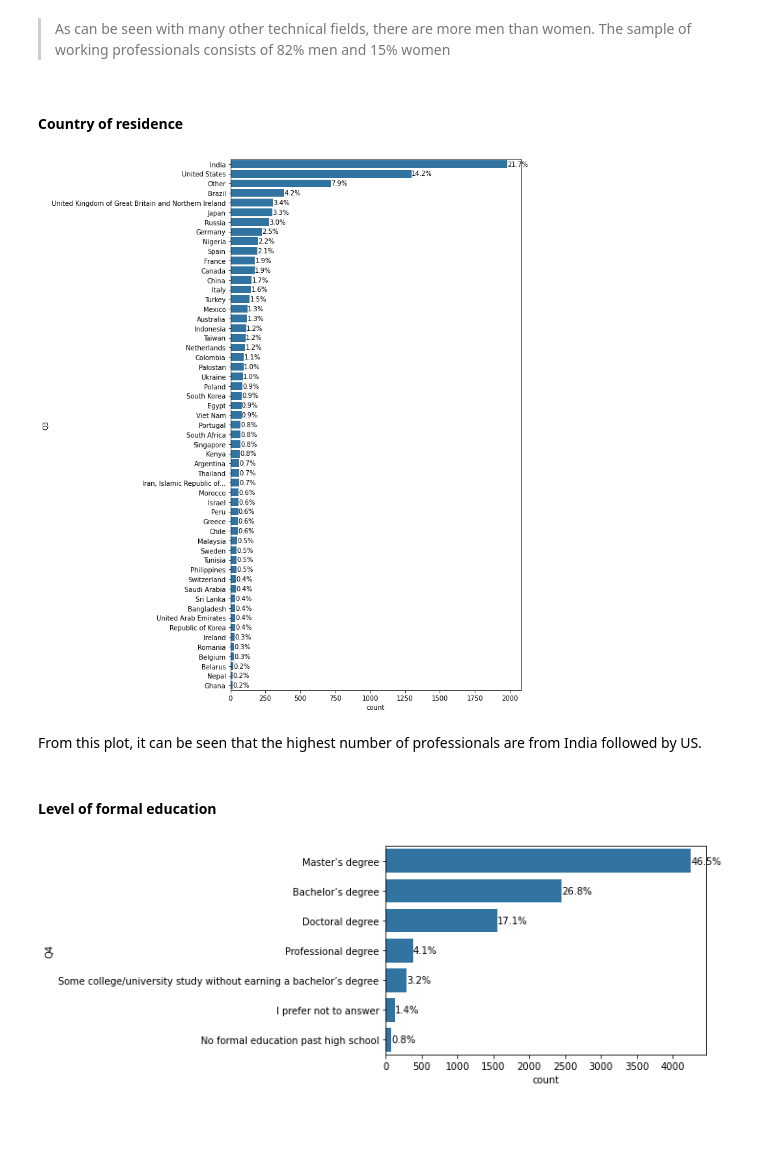
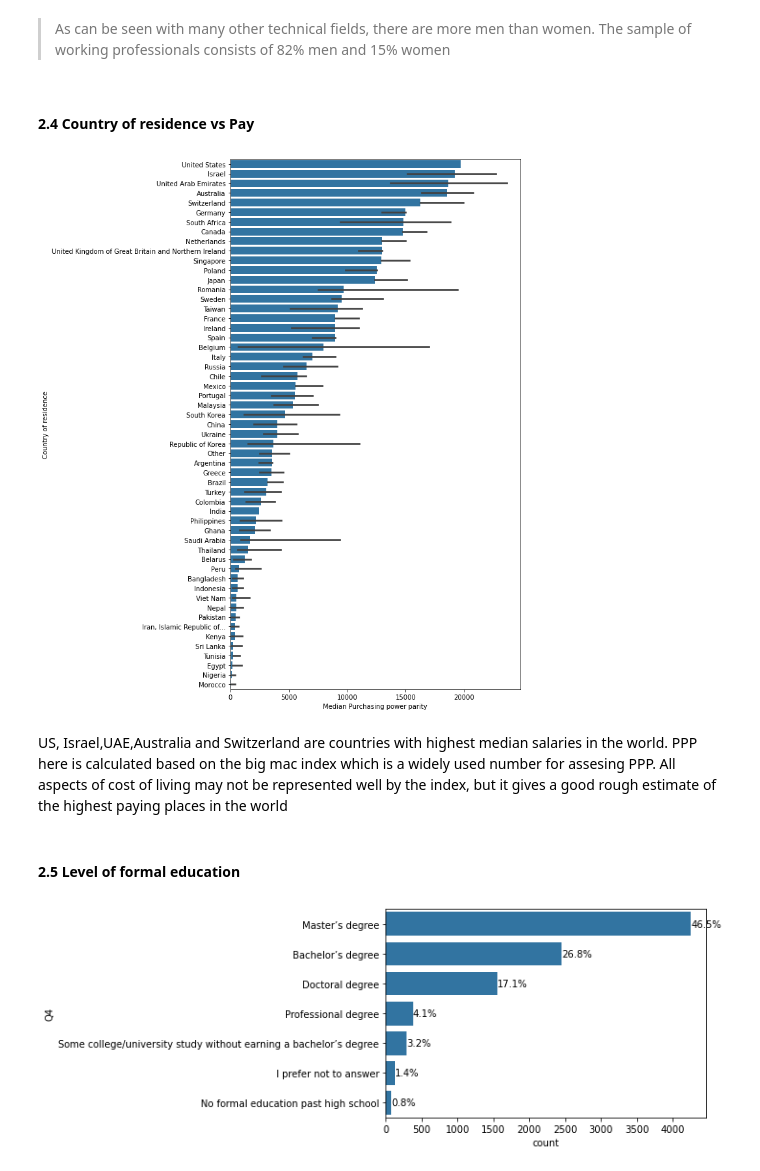
Before and after one commit to Satyaki9207/how-to-become-a-data-professional, a Jupyter notebook: Becoming a data professional - Key insights from Kaggle's data science survey.ipynb, the cells around one changed output. Saved outputs shown, nothing was run; the diff lists cells and outputs as text; code cells hidden in the pictures; blank space fills up the shorter version.

```diff
--- a/Becoming a data professional - Key insights from Kaggle's data science survey.ipynb
+++ b/Becoming a data professional - Key insights from Kaggle's data science survey.ipynb
@@ -232,16 +232,20 @@ plt.title('Gender Distribution of professionals');
 # %% [markdown]
 >As can be seen with many other technical fields, there are more men than women. The sample of working professionals consists of 82% men and 15% women
 # %% [markdown]
-#### Country of residence
+#### 2.4  Country of residence vs Pay
-# %%
-plt.figure(figsize=(8,15))
-gen_barplot(df=prof,col='Q3')
-# %% [output]
-[figure, removed]
-# %% [markdown]
-From this plot, it can be seen that the highest number of professionals are from India followed by US.
+# %%
+plt.figure(figsize=(8,15))
+or1=prof.groupby('Q3').median()['comp_mac'].sort_values(ascending=False).index
+base_color=sns.color_palette()[0]
+sns.barplot(data=prof,y='Q3',x='comp_mac',estimator=np.median,color=base_color,order=or1)
+plt.xlabel('Median Purchasing power parity')
+plt.ylabel('Country of residence');
+# %% [output]
+[figure, added]
+# %% [markdown]
+US, Israel,UAE,Australia and Switzerland are countries with highest median salaries in the world. PPP here is calculated based on the big mac index which is a widely used number for assesing PPP. All aspects of cost of living may not be represented well by the index, but it gives a good rough estimate of the highest paying places in the world
 # %% [markdown]
-#### Level of formal education
+#### 2.5 Level of formal education
 # %%
 gen_barplot(df=prof,col='Q4')
 # %% [output]
```
Also changed, not shown: parts of 26 cells of this notebook, 25 other files.
